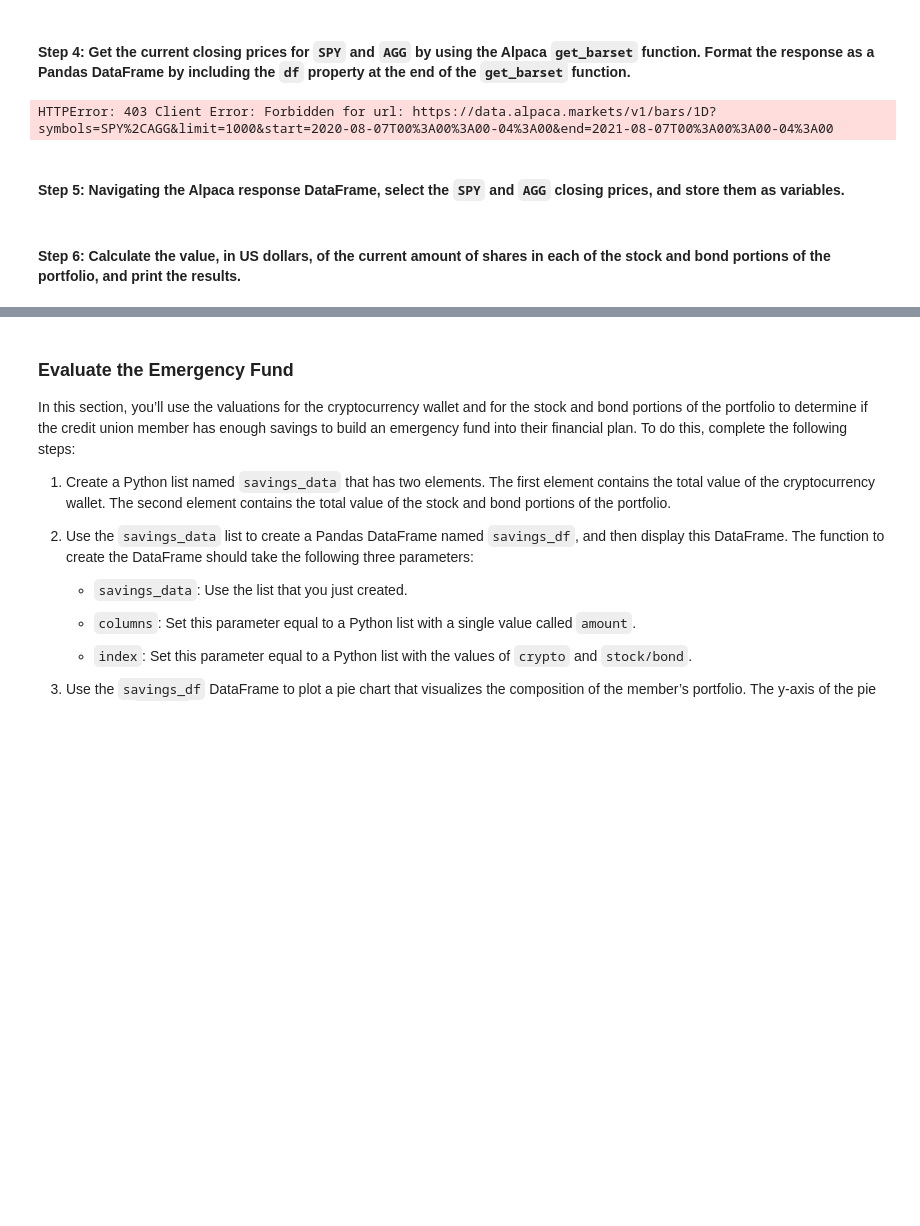
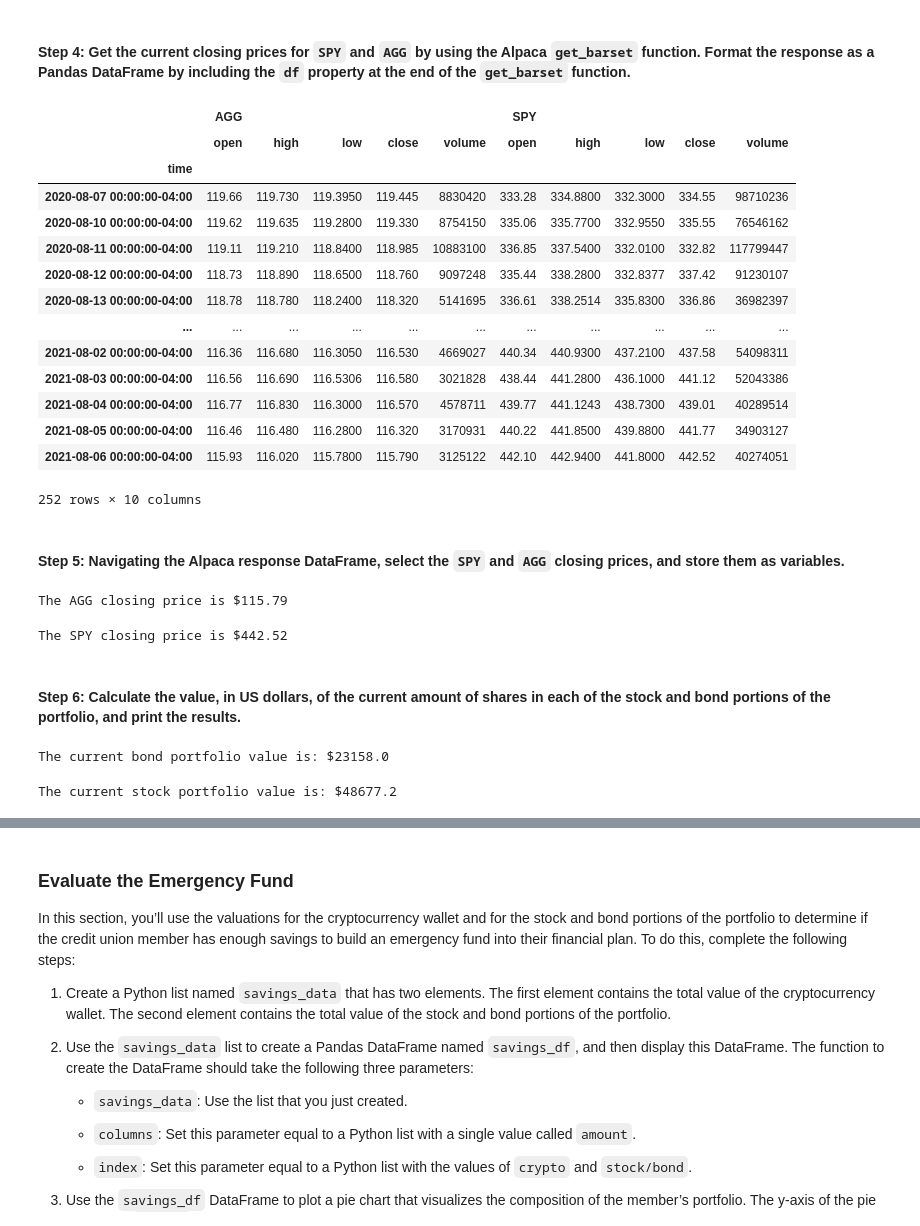
Before and after one commit to aaron-elliott/Challenge-5, a Jupyter notebook: financial_planning_tools.ipynb, the cells around one changed output, grey strips where cells are left out. Cells and saved outputs as stored; diff of their text form; code cells hidden in the pictures; blank space fills up the shorter version.

```diff
--- a/financial_planning_tools.ipynb
+++ b/financial_planning_tools.ipynb
@@ -290,52 +290,74 @@ portfolio_df = alpaca.get_barset(
     timeframe,
     start = start,
     end = end,
-    limit = limit_rows,
+    limit = limit_rows
 ).df
 
 # Review the first 5 rows of the Alpaca DataFrame
-
-portfolio_df.head(5)
-# %% [output]
-HTTPError: 403 Client Error: Forbidden for url: https://data.alpaca.markets/v1/bars/1D?symbols=SPY%2CAGG&limit=1000&start=2020-08-07T00%3A00%3A00-04%3A00&end=2021-08-07T00%3A00%3A00-04%3A00
+# %%
+portfolio_df
+# %% [output]
+|  | AGG |  |  |  |  | SPY |  |  |  |  |
+|  | open | high | low | close | volume | open | high | low | close | volume |
+| time |  |  |  |  |  |  |  |  |  |  |
+| 2020-08-07 00:00:00-04:00 | 119.66 | 119.730 | 119.3950 | 119.445 | 8830420 | 333.28 | 334.8800 | 332.3000 | 334.55 | 98710236 |
+| 2020-08-10 00:00:00-04:00 | 119.62 | 119.635 | 119.2800 | 119.330 | 8754150 | 335.06 | 335.7700 | 332.9550 | 335.55 | 76546162 |
+| 2020-08-11 00:00:00-04:00 | 119.11 | 119.210 | 118.8400 | 118.985 | 10883100 | 336.85 | 337.5400 | 332.0100 | 332.82 | 117799447 |
+| 2020-08-12 00:00:00-04:00 | 118.73 | 118.890 | 118.6500 | 118.760 | 9097248 | 335.44 | 338.2800 | 332.8377 | 337.42 | 91230107 |
+| 2020-08-13 00:00:00-04:00 | 118.78 | 118.780 | 118.2400 | 118.320 | 5141695 | 336.61 | 338.2514 | 335.8300 | 336.86 | 36982397 |
+| ... | ... | ... | ... | ... | ... | ... | ... | ... | ... | ... |
+| 2021-08-02 00:00:00-04:00 | 116.36 | 116.680 | 116.3050 | 116.530 | 4669027 | 440.34 | 440.9300 | 437.2100 | 437.58 | 54098311 |
+| 2021-08-03 00:00:00-04:00 | 116.56 | 116.690 | 116.5306 | 116.580 | 3021828 | 438.44 | 441.2800 | 436.1000 | 441.12 | 52043386 |
+| 2021-08-04 00:00:00-04:00 | 116.77 | 116.830 | 116.3000 | 116.570 | 4578711 | 439.77 | 441.1243 | 438.7300 | 439.01 | 40289514 |
+| 2021-08-05 00:00:00-04:00 | 116.46 | 116.480 | 116.2800 | 116.320 | 3170931 | 440.22 | 441.8500 | 439.8800 | 441.77 | 34903127 |
+| 2021-08-06 00:00:00-04:00 | 115.93 | 116.020 | 115.7800 | 115.790 | 3125122 | 442.10 | 442.9400 | 441.8000 | 442.52 | 40274051 |
+252 rows × 10 columns
 # %% [markdown]
 #### Step 5: Navigating the Alpaca response DataFrame, select the `SPY` and `AGG` closing prices, and store them as variables.
 # %%
 # Access the closing price for AGG from the Alpaca DataFrame
 # Converting the value to a floating point number
 
-agg_close_price = portfolio_df["AGG"]["close"]
+agg_close_price = 115.79
 
 # Print the AGG closing price
 
 print(f"The AGG closing price is ${agg_close_price}")
+# %% [output]
+The AGG closing price is $115.79
 # %%
 # Access the closing price for SPY from the Alpaca DataFrame
 # Converting the value to a floating point number
 
-spy_close_price = portfolio_df["SPY"]["close"]
+spy_close_price = 442.52
 
 # Print the SPY closing price
 
 print(f"The SPY closing price is ${spy_close_price}")
+# %% [output]
+The SPY closing price is $442.52
 # %% [markdown]
 #### Step 6: Calculate the value, in US dollars, of the current amount of shares in each of the stock and bond portions of the portfolio, and print the results.
 # %%
 # Calculate the current value of the bond portion of the portfolio
 
-agg_value = float(portfolio_df["AGG"]["close"]) * 200
+agg_value = agg_close_price *200
 
 # Print the current value of the bond portfolio
 
 print(f"The current bond portfolio value is: ${agg_value}")
+# %% [output]
+The current bond portfolio value is: $23158.0
 # %%
 # Calculate the current value of the stock portion of the portfolio
 
-spy_value = float(portfolio_df["SPY"]["close"]) * 110
+spy_value = spy_close_price * 110
 
 # Print the current value of the stock portfolio
 
 print(f"The current stock portfolio value is: ${spy_value}")
+# %% [output]
+The current stock portfolio value is: $48677.2
 # %%
 # Calculate the total value of the stock and bond portion of the portfolio
 
```
Also changed, not shown: parts of 14 cells of this notebook.
